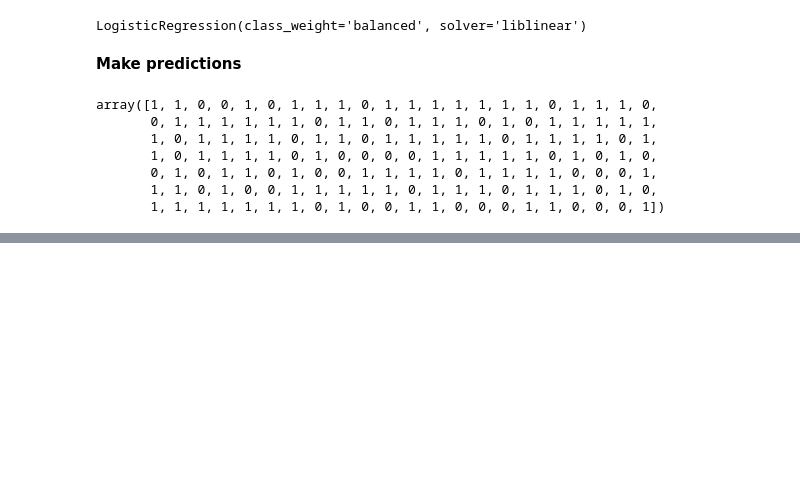
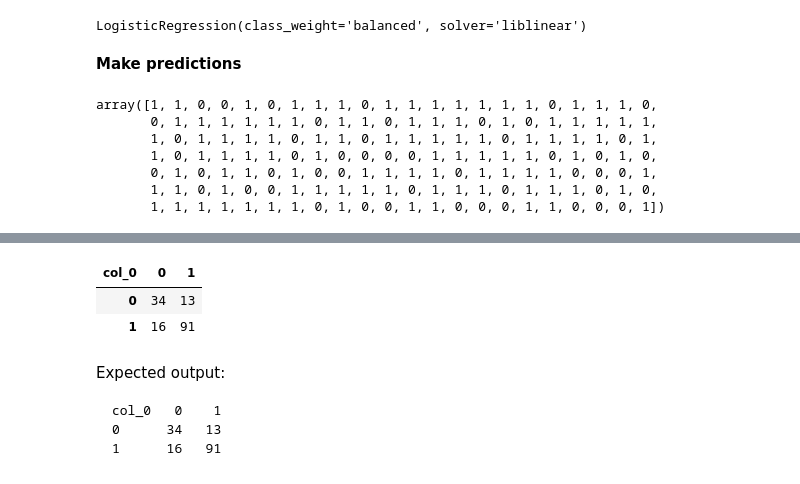
Before and after one commit to inkeshg21/Detection-of-bias-with-mitigation-in-AI, a Jupyter notebook: Detection_of_bias_with_mitigation_in_AI.ipynb, the cells around one changed output, grey strips where cells are left out. Drawn from its saved outputs; the diff is of its cells as text; code cells hidden in the pictures; blank space fills up the shorter version.

Commit message:
Apply a logistic regression model

````diff
--- a/Detection_of_bias_with_mitigation_in_AI.ipynb
+++ b/Detection_of_bias_with_mitigation_in_AI.ipynb
@@ -587,0 +609,21 @@ array([1, 1, 0, 0, 1, 0, 1, 1, 1, 0, 1, 1, 1, 1, 1, 1, 1, 0, 1, 1, 1, 0,
+# %%
+def compute_confusion_matrix(observed, fitted):
+  """Compute confusion matrix, given observed and fitted values"""
+  actual_labels = np.array(observed).reshape(1,-1)[0]
+  c_matrix = pd.crosstab(actual_labels, fitted).reset_index(drop=True)
+  return c_matrix
+# %%
+#Test your function
+c_matrix = compute_confusion_matrix(y_test, logistic_pred)
+c_matrix
+# %% [output]
+| col_0 | 0 | 1 |
+| 0 | 34 | 13 |
+| 1 | 16 | 91 |
+# %% [markdown]
+Expected output:
+```*python*
+col_0   0    1
+0      34   13
+1      16   91
+```
````
Also changed, not shown: parts of 46 cells of this notebook.
